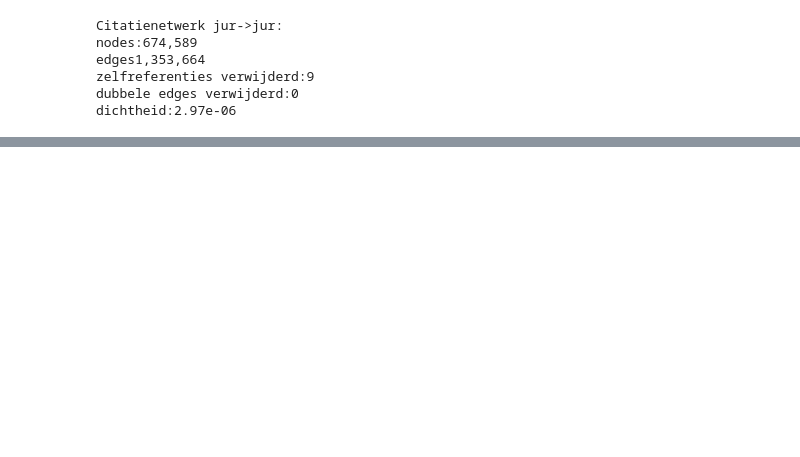
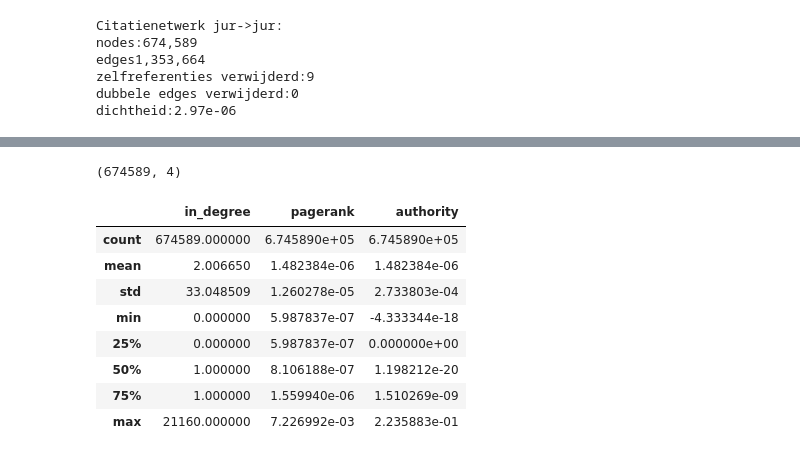
Before and after one commit to vinwiegman/thesis-project, a Jupyter notebook: notebooks/1- eigen_onderzoek.ipynb, the cells around one changed output, grey strips where cells are left out. Cells and saved outputs as stored; diff of their text form; code cells hidden in the pictures; blank space fills up the shorter version.

```diff
--- a/notebooks/1- eigen_onderzoek.ipynb
+++ b/notebooks/1- eigen_onderzoek.ipynb
@@ -78,0 +132,20 @@ dichtheid:2.97e-06
+# %%
+df_scores = pd.DataFrame({
+    'ecli': list(G_jur.nodes()),
+})
+df_scores['in_degree'] = df_scores['ecli'].map(in_degree)
+df_scores['pagerank'] = df_scores['ecli'].map(pagerank)
+df_scores['authority'] = df_scores['ecli'].map(authorities)
+print(df_scores.shape)
+df_scores.describe()
+# %% [output]
+(674589, 4)
+|  | in_degree | pagerank | authority |
+| count | 674589.000000 | 6.745890e+05 | 6.745890e+05 |
+| mean | 2.006650 | 1.482384e-06 | 1.482384e-06 |
+| std | 33.048509 | 1.260278e-05 | 2.733803e-04 |
+| min | 0.000000 | 5.987837e-07 | -4.333344e-18 |
+| 25% | 0.000000 | 5.987837e-07 | 0.000000e+00 |
+| 50% | 1.000000 | 8.106188e-07 | 1.198212e-20 |
+| 75% | 1.000000 | 1.559940e-06 | 1.510269e-09 |
+| max | 21160.000000 | 7.226992e-03 | 2.235883e-01 |
```
Also changed, not shown: parts of 13 cells of this notebook.
